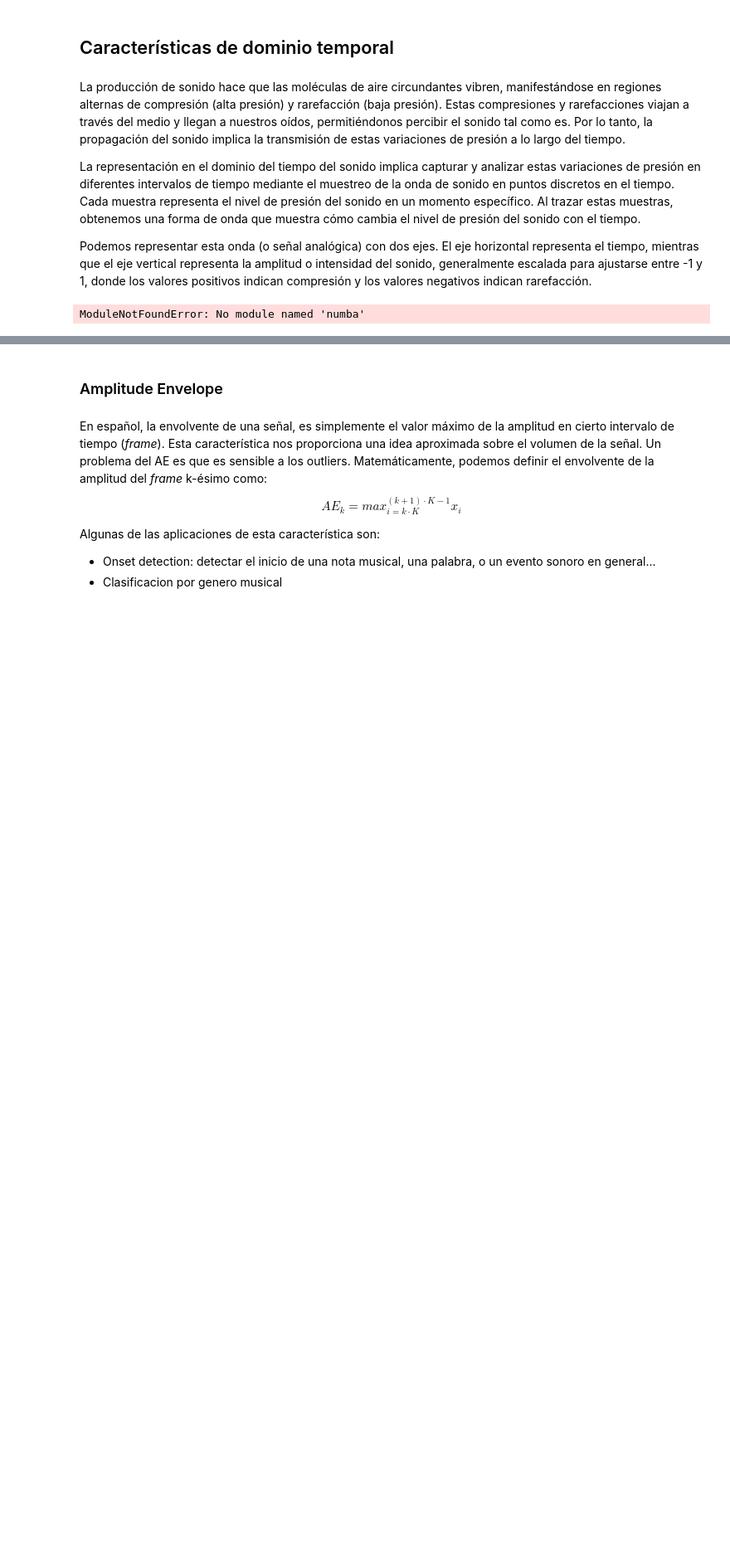
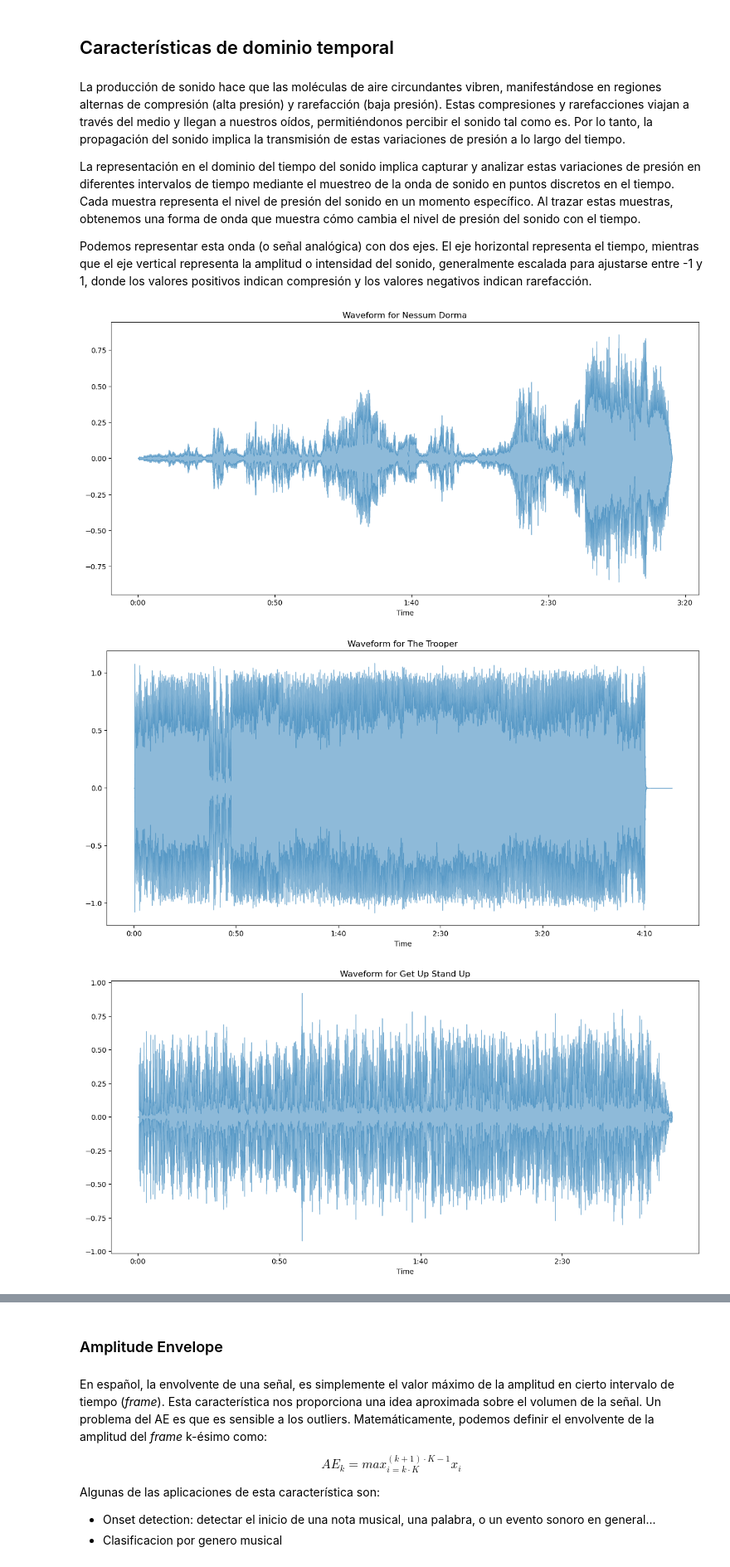
Before and after one commit to nican2/ProyectoAS2023, a Jupyter notebook: Memoria.ipynb, the cells around one changed output, grey strips where cells are left out. Shown at 83% size. Cells and saved outputs as stored; diff of their text form; code cells hidden in the pictures; blank space fills up the shorter version.

```diff
--- a/Memoria.ipynb
+++ b/Memoria.ipynb
@@ -39,7 +39,7 @@ reggae = "data/reggae/Bob Marley - Get Up Stand Up [HQ Sound]-X2W3aG8uizA.mp3"
 rock = "data/rock/Iron Maiden - The Trooper (Official Video)-X4bgXH3sJ2Q.mp3"
 
 
-jazz_s, _ = librosa.load(jazz)
+jazz_s, sr = librosa.load(jazz)
 opera_s, _ = librosa.load(opera)
 reggae_s, _ = librosa.load(reggae)
 rap_s, _ = librosa.load(rap)
@@ -53,23 +53,24 @@ La representación en el dominio del tiempo del sonido implica capturar y analiz
 
 Podemos representar esta onda (o señal analógica) con dos ejes. El eje horizontal representa el tiempo, mientras que el eje vertical representa la amplitud o intensidad del sonido, generalmente escalada para ajustarse entre -1 y 1, donde los valores positivos indican compresión y los valores negativos indican rarefacción.
 # %%
-cancion_op = "data/opera/NessunDorma_Opera.mp3"
-# nessun: array con los valores de la amplitud en distintos intervalos temporales
-# sr (_): tasa de muestro
-nessun, sr = librosa.load(cancion_op)
-Audio(cancion_op)
-
 def show_waveform(signal, name=""):
     # Create a new figure with a specific size
     plt.figure(figsize=(15, 7))
 
     # Display the waveform of the signal using librosa
     librosa.display.waveshow(signal, alpha=0.5)
+    plt.savefig('figures/'+name+'_waveform.png')
     # Set the title of the plot
     plt.title("Waveform for " + name)
     # Show the plot
     plt.show()
 
-show_waveform(nessun, "Acoustic Guitar")
+show_waveform(opera_s, "Nessum Dorma")
+show_waveform(rock_s, "The Trooper")
+show_waveform(reggae_s, "Get Up Stand Up")
+show_waveform(rap_s, "Big Poppa")
+show_waveform(jazz_s, "How High The Moon")
 # %% [output]
-ModuleNotFoundError: No module named 'numba'
+[figure, added]
+[figure, added]
+[figure, added]
```
Also changed, not shown: parts of 4 cells of this notebook.
